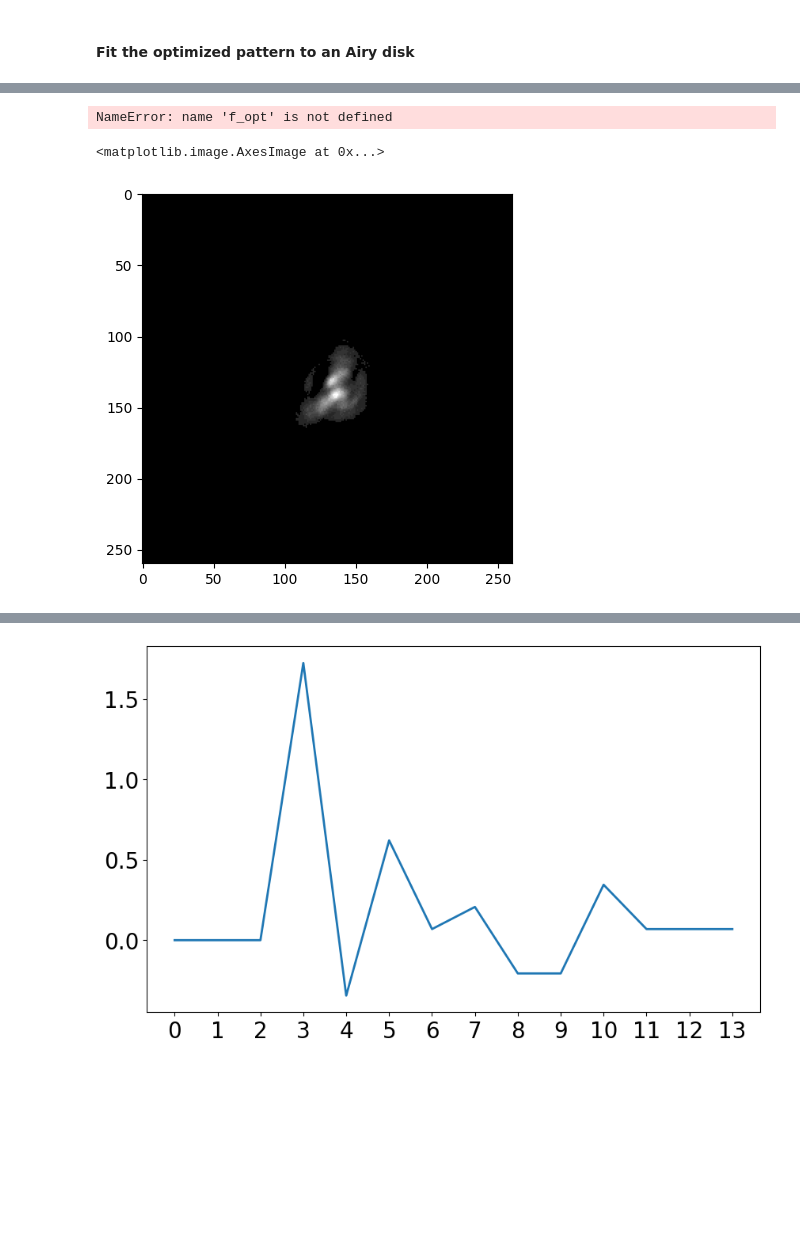
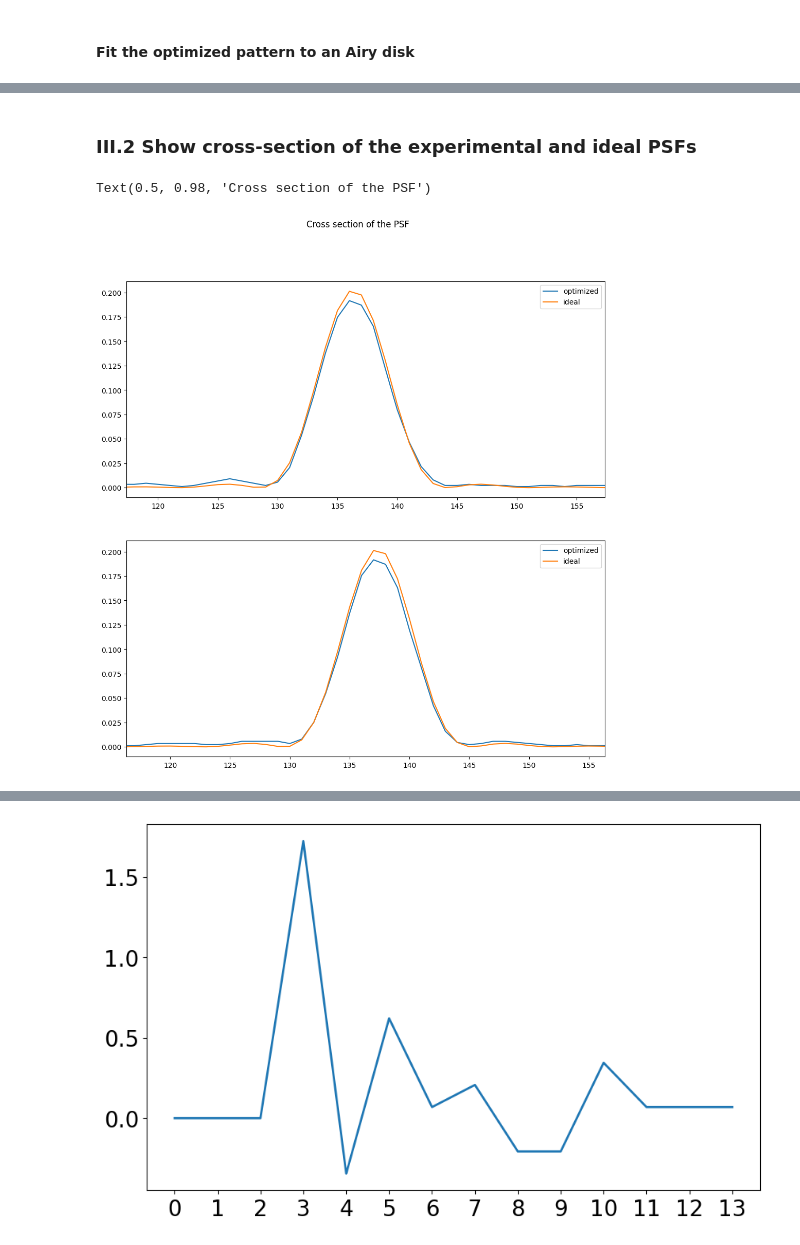
Before and after one commit to wavefrontshaping/tutorial-DMD-setup-2023, a Jupyter notebook: python/Experimental_aberration_correction.ipynb, the cells around one changed output, grey strips where cells are left out. Drawn from its saved outputs; the diff is of its cells as text; code cells hidden in the pictures; blank space fills up the shorter version.

```diff
--- a/python/Experimental_aberration_correction.ipynb
+++ b/python/Experimental_aberration_correction.ipynb
@@ -166,56 +152,20 @@ res =
+# %% [markdown]
+### III.2 Show cross-section of the experimental and ideal PSFs
 # %%
-from scipy.optimize import minimize
-res = minimize(f_opt, [1.]*4)
-
-
-Iref = get_airy(*res.x)
-
-get_strehl = lambda A,B: np.max(A)/np.max(B)
-
-strehl = get_strehl(Iexp, Iref)
-
-A = Iexp/np.max(Iexp)
-A = normalize(A)
-B = Iref/np.max(Iref)
-B = normalize(B)
-
-# plt.colorbar()
-plt.subplot(122)
-plt.imshow(B, cmap='gray')
-# plt.colorbar()
-plt.tight_layout()
-plt.suptitle('Strehl ratio: %.2f'%strehl)
-
-
-plt.figure()
+plt.figure(figsize=(12,12))
 plt.subplot(211)
 c = cx
-plt.plot(A[int(c),:], label = 'optimized')
-plt.plot(B[int(c),:], label = 'ideal')
+plt.plot(Iexp[int(c),:], label = 'optimized')
+plt.plot(If[int(c),:], label = 'ideal')
 plt.xlim([c-20,c+20])
 plt.legend()
 plt.subplot(212)
 c = cy
-plt.plot(A[:,int(c)], label = 'optimized')
-plt.plot(B[:,int(c)], label = 'ideal')
+plt.plot(Iexp[:,int(c)], label = 'optimized')
+plt.plot(If[:,int(c)], label = 'ideal')
 plt.xlim([c-20,c+20])
 plt.legend()
-plt.suptitle('Strehl ratio: %.2f'%strehl)
-print(cx, cy)
-# plt.colorbar()
-
-plt.figure()
-plt.imshow(A-B, cmap='gray')
+plt.suptitle('Cross section of the PSF')
 # %% [output]
-NameError: name 'f_opt' is not defined
+Text(0.5, 0.98, 'Cross section of the PSF')
+[figure, added]
-# %%
-[np.max(A) for A in data['evol_coeff_imgs'] ]
-A = data['evol_coeff_imgs'][0]
-A = A / np.max(A) * 255
-B = A* (A > 2)
-
-plt.figure()
-plt.imshow(B, cmap='gray')
-# %% [output]
-<matplotlib.image.AxesImage at 0x...>
-[figure, removed]
```
Also changed, not shown: parts of 21 cells of this notebook.
